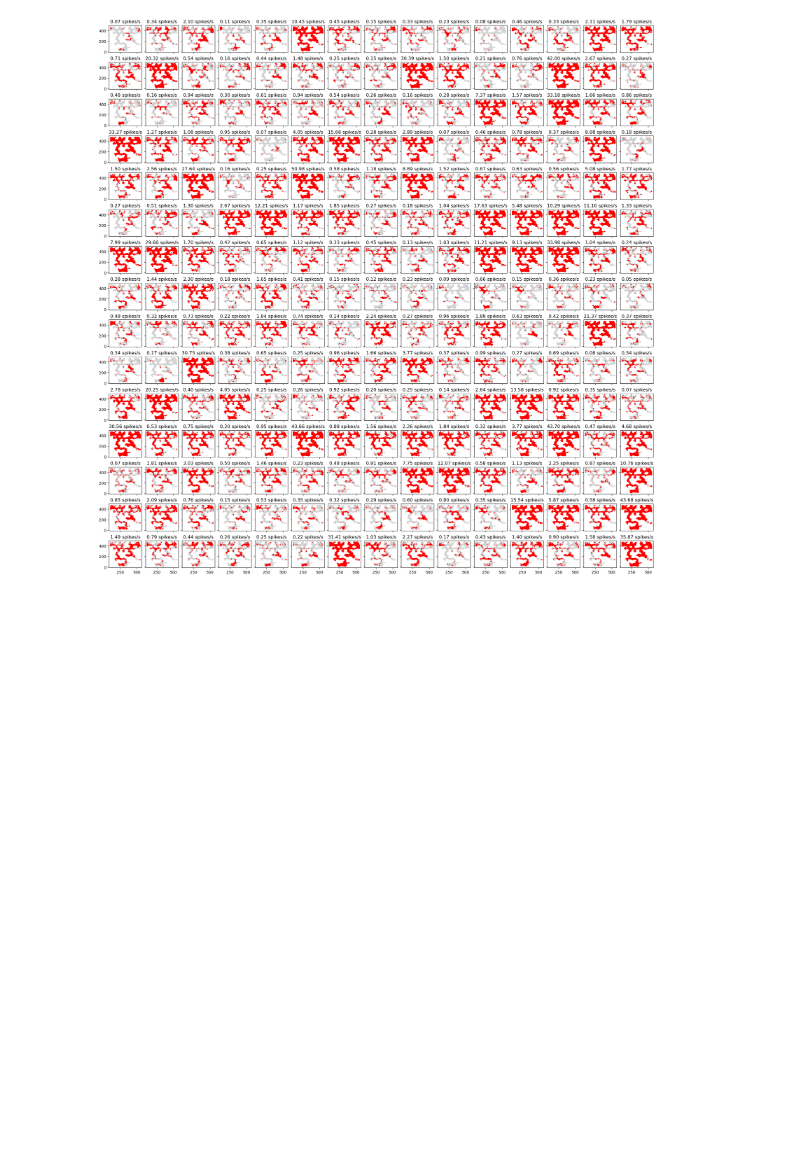
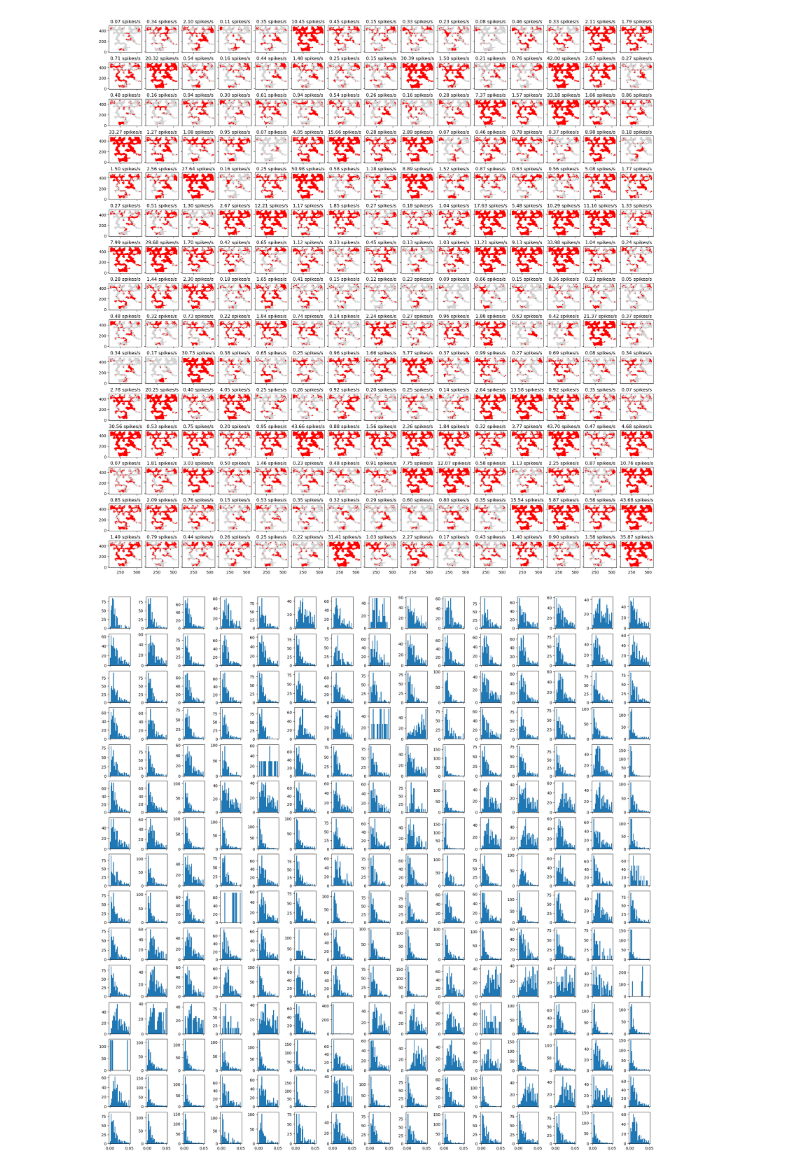
Before and after one commit to edeno/tk_decoding, a Jupyter notebook: notebooks/load_data.ipynb, the cells around one changed output. Drawn from its saved outputs; the diff is of its cells as text; code cells hidden in the pictures; blank space fills up the shorter version.

```diff
--- a/notebooks/load_data.ipynb
+++ b/notebooks/load_data.ipynb
@@ -160,6 +160,17 @@ for cell_ind, ax in enumerate(axes.flat):
     ax.set_title(f"{spikes.iloc[:, cell_ind].mean() * sampling_rate:0.2f} spikes/s")
 # %% [output]
 [figure]
+# %%
+ISIs = spike_times.groupby(["channel", "cluster_ID"]).apply(lambda x: np.diff(x.squeeze() / sampling_rate))
+
+fig, axes = plt.subplots(
+    15, 15, sharex=True, sharey=False, constrained_layout=True, figsize=(20, 20)
+)
+
+for ax, isi in zip(axes.flat, ISIs):
+    ax.hist(isi, bins=np.arange(0, .052, 0.002), density=True)
+# %% [output]
+[figure, added]
 # %%
 # from mountainlab_pytools.mdaio import readmda
 
```
